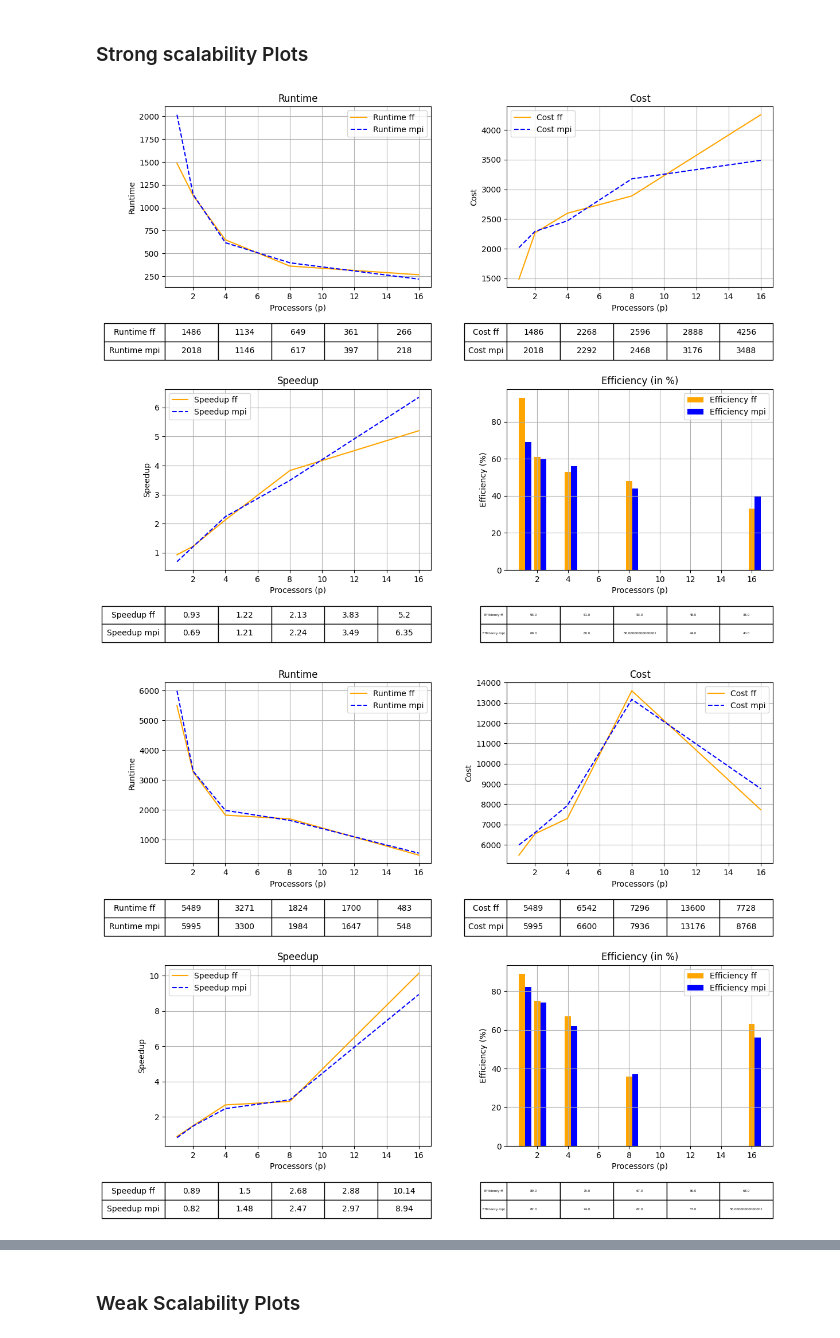
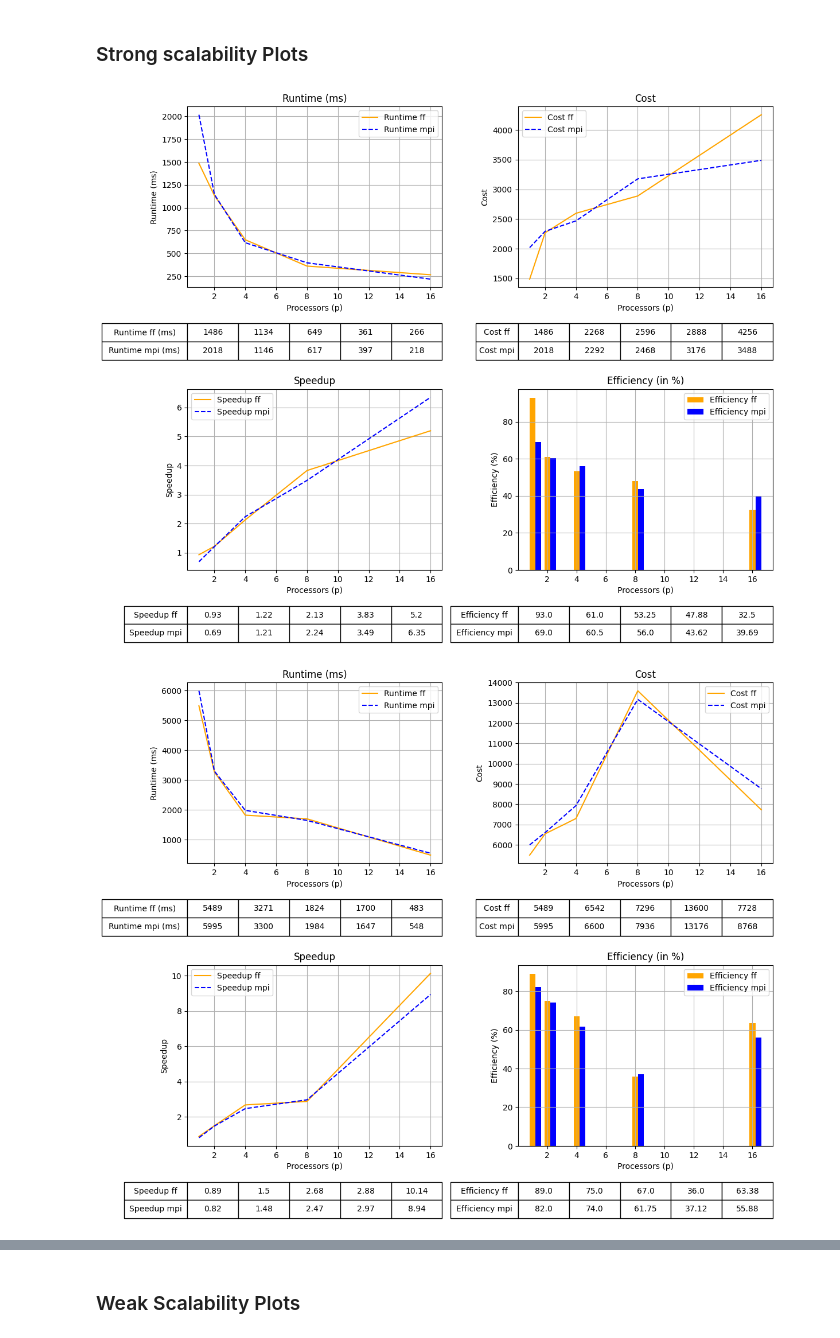
Before and after one commit to mikymatt01/SPM_wavefront, a Jupyter notebook: wavefront_metrics.ipynb, the cells around one changed output, grey strips where cells are left out. Drawn from its saved outputs; the diff is of its cells as text; code cells hidden in the pictures.

```diff
--- a/wavefront_metrics.ipynb
+++ b/wavefront_metrics.ipynb
@@ -91,10 +90,8 @@ def plot_analysis(
     title2,
     filename
 ):
-    # Create a 2x2 grid of subplots
     fig, axs = plt.subplots(2, 2, figsize=(12, 10))
 
-    # Function to add table under plot without the 'Processors' row
     def add_table(ax, values1, values2, label1, label2):
         cell_text = [values1, values2]
         row_labels = [label1, label2]
@@ -103,20 +100,18 @@ def plot_analysis(
                         cellLoc='center',
                         rowLoc='center',
                         loc='bottom',
-                        bbox=[0, -0.4, 1, 0.2])  # Moved the table further down
-        table.scale(1, 1.2)  # Adjust the scale of the table
+                        bbox=[0, -0.4, 1, 0.2])
+        table.scale(1, 1.2)
 
-    # Plot Runtime (overlap two functions)
     axs[0, 0].plot(processors, runtime, color='orange', label=f'Runtime {title}')
     axs[0, 0].plot(processors, runtime2, color='blue', label=f'Runtime {title2}', linestyle='--')
-    axs[0, 0].set_title(f'Runtime')
+    axs[0, 0].set_title(f'Runtime (ms)')
     axs[0, 0].set_xlabel('Processors (p)')
-    axs[0, 0].set_ylabel('Runtime')
+    axs[0, 0].set_ylabel('Runtime (ms)')
     axs[0, 0].grid(True)
     axs[0, 0].legend()
-    add_table(axs[0, 0], runtime, runtime2, f'Runtime {title}', f'Runtime {title2}')
+    add_table(axs[0, 0], runtime, runtime2, f'Runtime {title} (ms)', f'Runtime {title2} (ms)')
 
-    # Plot Cost (overlap two functions)
     axs[0, 1].plot(processors, cost, color='orange', label=f'Cost {title}')
     axs[0, 1].plot(processors, cost2, color='blue', label=f'Cost {title2}', linestyle='--')
     axs[0, 1].set_title(f'Cost')
@@ -126,7 +121,6 @@ def plot_analysis(
     axs[0, 1].legend()
     add_table(axs[0, 1], cost, cost2, f'Cost {title}', f'Cost {title2}')
 
-    # Plot Speedup (overlap two functions)
     axs[1, 0].plot(processors, speedup, color='orange', label=f'Speedup {title}')
     axs[1, 0].plot(processors, speedup2, color='blue', label=f'Speedup {title2}', linestyle='--')
     axs[1, 0].set_title(f'Speedup')
@@ -136,7 +130,6 @@ def plot_analysis(
     axs[1, 0].legend()
     add_table(axs[1, 0], speedup, speedup2, f'Speedup {title}', f'Speedup {title2}')
 
-    # Plot Efficiency (overlap two functions)
     axs[1, 1].bar(processors, efficiency, color='orange', label=f'Efficiency {title}', width=0.4, align='center')
     axs[1, 1].bar(np.array(processors) + 0.4, efficiency2, color='blue', label=f'Efficiency {title2}', width=0.4, align='center')
     axs[1, 1].set_title('Efficiency (in %)')
@@ -146,10 +139,8 @@ def plot_analysis(
     axs[1, 1].legend()
     add_table(axs[1, 1], efficiency, efficiency2, f'Efficiency {title}', f'Efficiency {title2}')
 
-    # Adjust layout
     plt.tight_layout()
 
-    # Show the plot
     plt.savefig(filename, bbox_inches='tight')
     plt.show()
     plt.close()
@@ -167,34 +158,34 @@ for strong_scalability in strong_scalability_data:
     speedup_ff = []
     speedup_mpi = []
     if isinstance(T_seq, list):
         speedup_ff = [round(t / r, 2) for t, r in zip(T_seq, runtime_ff)]
         speedup_mpi = [round(t / r, 2) for t, r in zip(T_seq, runtime_mpi)]
     else:
         speedup_ff = [round(T_seq / r, 2) for r in runtime_ff]
         speedup_mpi = [round(T_seq / r, 2) for r in runtime_mpi]
 
 
     cost_ff = [r * p for r, p in zip(runtime_ff, processors)]
     cost_mpi = [r * p for r, p in zip(runtime_mpi, processors)]
 
 
-    efficiency_ff = [100 * round(s / p, 2) for s, p in zip(speedup_ff, processors)]
-    efficiency_mpi = [100 * round(s / p, 2) for s, p in zip(speedup_mpi, processors)]
+    efficiency_ff = [round(100 * s / p, 2) for s, p in zip(speedup_ff, processors)]
+    efficiency_mpi = [round(100 * s / p, 2) for s, p in zip(speedup_mpi, processors)]
 
     plot_analysis(
         processors,
         runtime_ff,
         cost_ff,
         speedup_ff,
         efficiency_ff,
         'ff',
         runtime_mpi,
         cost_mpi,
         speedup_mpi,
         efficiency_mpi,
         'mpi',
         f'{strong_scalability[DATAKeys.path]}/analysis'
     )
 # %% [output]
-[figure, old version]
+[figure, new version]
-[figure, old version]
+[figure, new version]
```
Also changed, not shown: parts of 3 cells of this notebook, 20 other files.
